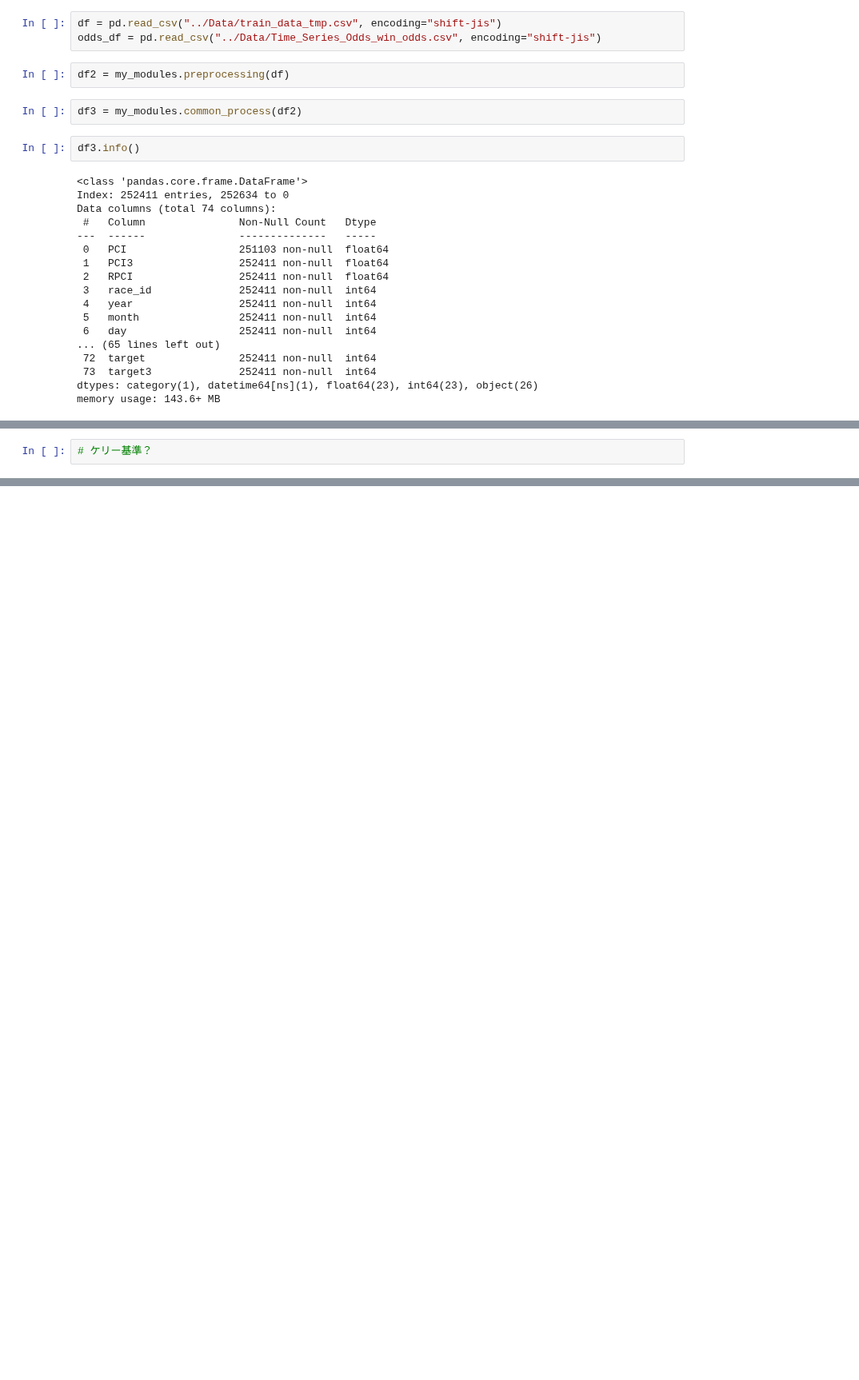
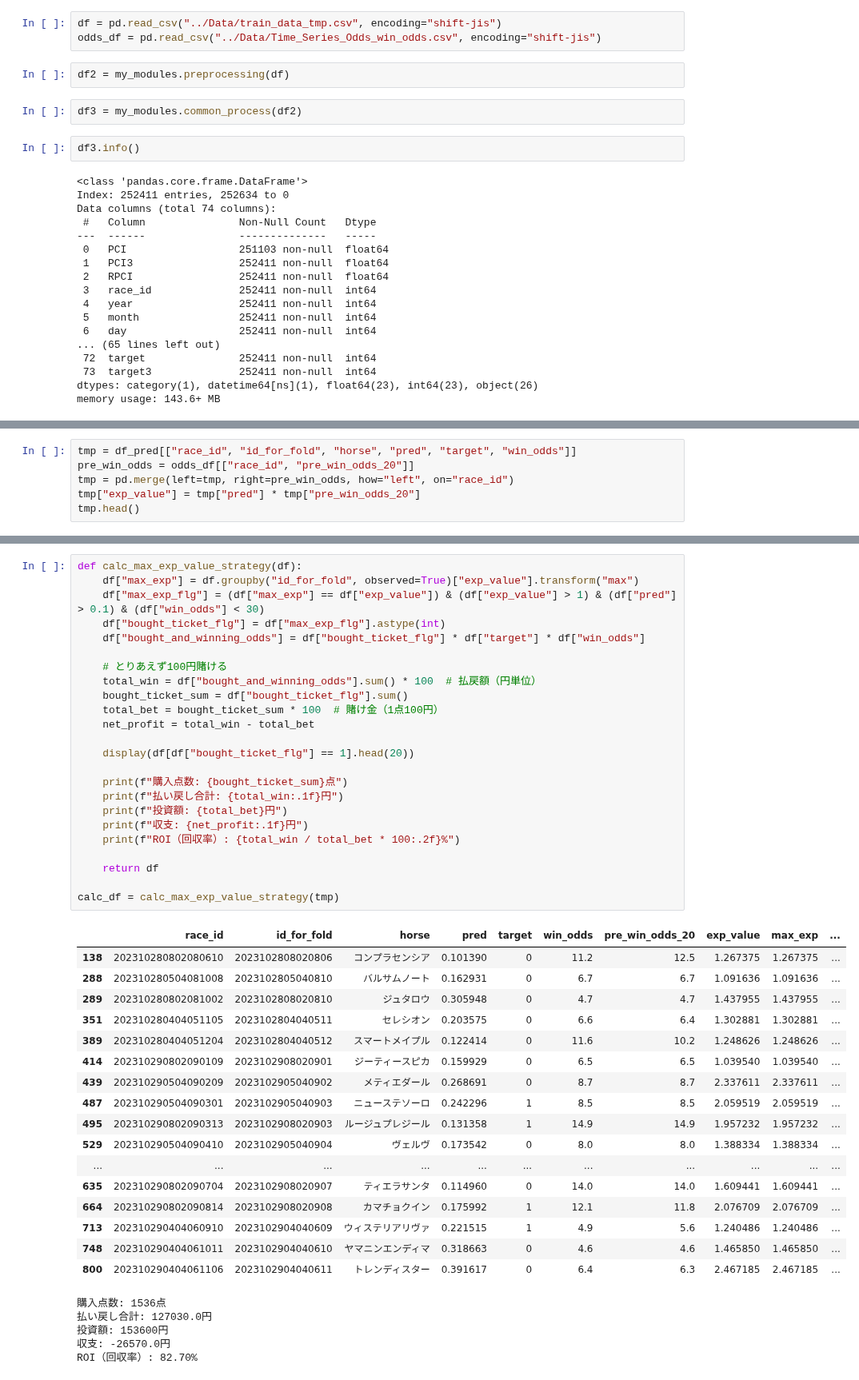
Before and after one commit to NaganagaKen/HORSE_RACING, a Jupyter notebook: Notebook/JV_eda.ipynb, the cells around one changed output, grey strips where cells are left out. Shown at 80% size. Drawn from its saved outputs; the diff is of its cells as text; blank space fills up the shorter version.

```diff
--- a/Notebook/JV_eda.ipynb
+++ b/Notebook/JV_eda.ipynb
@@ -650,2 +155,6 @@ DataFrame is highly fragmented.  This is usually the result of calling `frame.in
 # %%
-# ケリー基準？
+tmp = df_pred[["race_id", "id_for_fold", "horse", "pred", "target", "win_odds"]]
+pre_win_odds = odds_df[["race_id", "pre_win_odds_20"]]
+tmp = pd.merge(left=tmp, right=pre_win_odds, how="left", on="race_id")
+tmp["exp_value"] = tmp["pred"] * tmp["pre_win_odds_20"]
+tmp.head()
@@ -651,0 +168,47 @@ DataFrame is highly fragmented.  This is usually the result of calling `frame.in
+# %%
+def calc_max_exp_value_strategy(df):
+    df["max_exp"] = df.groupby("id_for_fold", observed=True)["exp_value"].transform("max")
+    df["max_exp_flg"] = (df["max_exp"] == df["exp_value"]) & (df["exp_value"] > 1) & (df["pred"] > 0.1) & (df["win_odds"] < 30)
+    df["bought_ticket_flg"] = df["max_exp_flg"].astype(int)
+    df["bought_and_winning_odds"] = df["bought_ticket_flg"] * df["target"] * df["win_odds"]
+
+    # とりあえず100円賭ける
+    total_win = df["bought_and_winning_odds"].sum() * 100  # 払戻額（円単位）
+    bought_ticket_sum = df["bought_ticket_flg"].sum()
+    total_bet = bought_ticket_sum * 100  # 賭け金（1点100円）
+    net_profit = total_win - total_bet
+
+    display(df[df["bought_ticket_flg"] == 1].head(20))
+
+    print(f"購入点数: {bought_ticket_sum}点")
+    print(f"払い戻し合計: {total_win:.1f}円")
+    print(f"投資額: {total_bet}円")
+    print(f"収支: {net_profit:.1f}円")
+    print(f"ROI（回収率）: {total_win / total_bet * 100:.2f}%")
+
+    return df
+
+calc_df = calc_max_exp_value_strategy(tmp)
+# %% [output]
+|  | race_id | id_for_fold | horse | pred | target | win_odds | pre_win_odds_20 | exp_value | max_exp | ... |
+| 138 | 202310280802080610 | 2023102808020806 | コンプラセンシア | 0.101390 | 0 | 11.2 | 12.5 | 1.267375 | 1.267375 | ... |
+| 288 | 202310280504081008 | 2023102805040810 | バルサムノート | 0.162931 | 0 | 6.7 | 6.7 | 1.091636 | 1.091636 | ... |
+| 289 | 202310280802081002 | 2023102808020810 | ジュタロウ | 0.305948 | 0 | 4.7 | 4.7 | 1.437955 | 1.437955 | ... |
+| 351 | 202310280404051105 | 2023102804040511 | セレシオン | 0.203575 | 0 | 6.6 | 6.4 | 1.302881 | 1.302881 | ... |
+| 389 | 202310280404051204 | 2023102804040512 | スマートメイプル | 0.122414 | 0 | 11.6 | 10.2 | 1.248626 | 1.248626 | ... |
+| 414 | 202310290802090109 | 2023102908020901 | ジーティースピカ | 0.159929 | 0 | 6.5 | 6.5 | 1.039540 | 1.039540 | ... |
+| 439 | 202310290504090209 | 2023102905040902 | メティエダール | 0.268691 | 0 | 8.7 | 8.7 | 2.337611 | 2.337611 | ... |
+| 487 | 202310290504090301 | 2023102905040903 | ニューステソーロ | 0.242296 | 1 | 8.5 | 8.5 | 2.059519 | 2.059519 | ... |
+| 495 | 202310290802090313 | 2023102908020903 | ルージュプレジール | 0.131358 | 1 | 14.9 | 14.9 | 1.957232 | 1.957232 | ... |
+| 529 | 202310290504090410 | 2023102905040904 | ヴェルヴ | 0.173542 | 0 | 8.0 | 8.0 | 1.388334 | 1.388334 | ... |
+| ... | ... | ... | ... | ... | ... | ... | ... | ... | ... | ... |
+| 635 | 202310290802090704 | 2023102908020907 | ティエラサンタ | 0.114960 | 0 | 14.0 | 14.0 | 1.609441 | 1.609441 | ... |
+| 664 | 202310290802090814 | 2023102908020908 | カマチョクイン | 0.175992 | 1 | 12.1 | 11.8 | 2.076709 | 2.076709 | ... |
+| 713 | 202310290404060910 | 2023102904040609 | ウィステリアリヴァ | 0.221515 | 1 | 4.9 | 5.6 | 1.240486 | 1.240486 | ... |
+| 748 | 202310290404061011 | 2023102904040610 | ヤマニンエンディマ | 0.318663 | 0 | 4.6 | 4.6 | 1.465850 | 1.465850 | ... |
+| 800 | 202310290404061106 | 2023102904040611 | トレンディスター | 0.391617 | 0 | 6.4 | 6.3 | 2.467185 | 2.467185 | ... |
+購入点数: 1536点
+払い戻し合計: 127030.0円
+投資額: 153600円
+収支: -26570.0円
+ROI（回収率）: 82.70%
```
Also changed, not shown: parts of 14 cells of this notebook, 5 other files.
